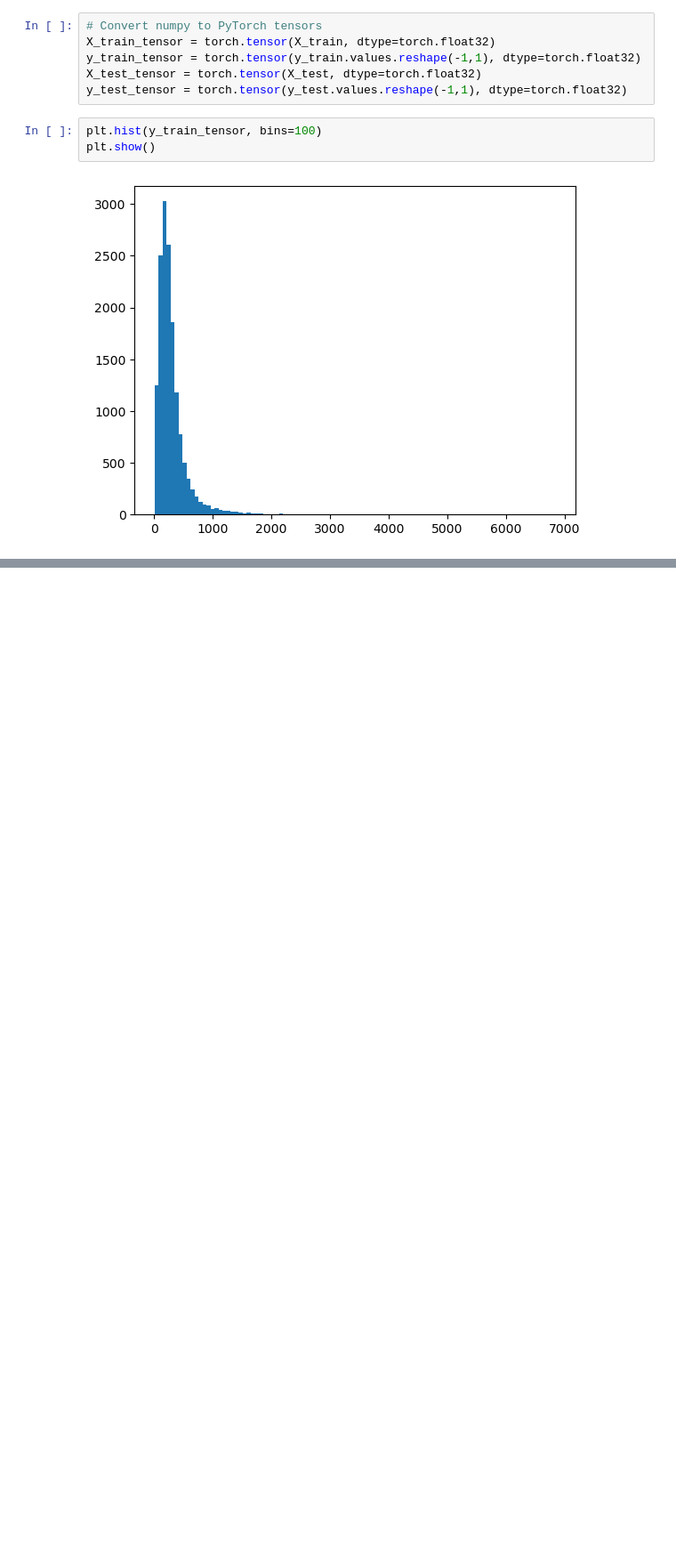
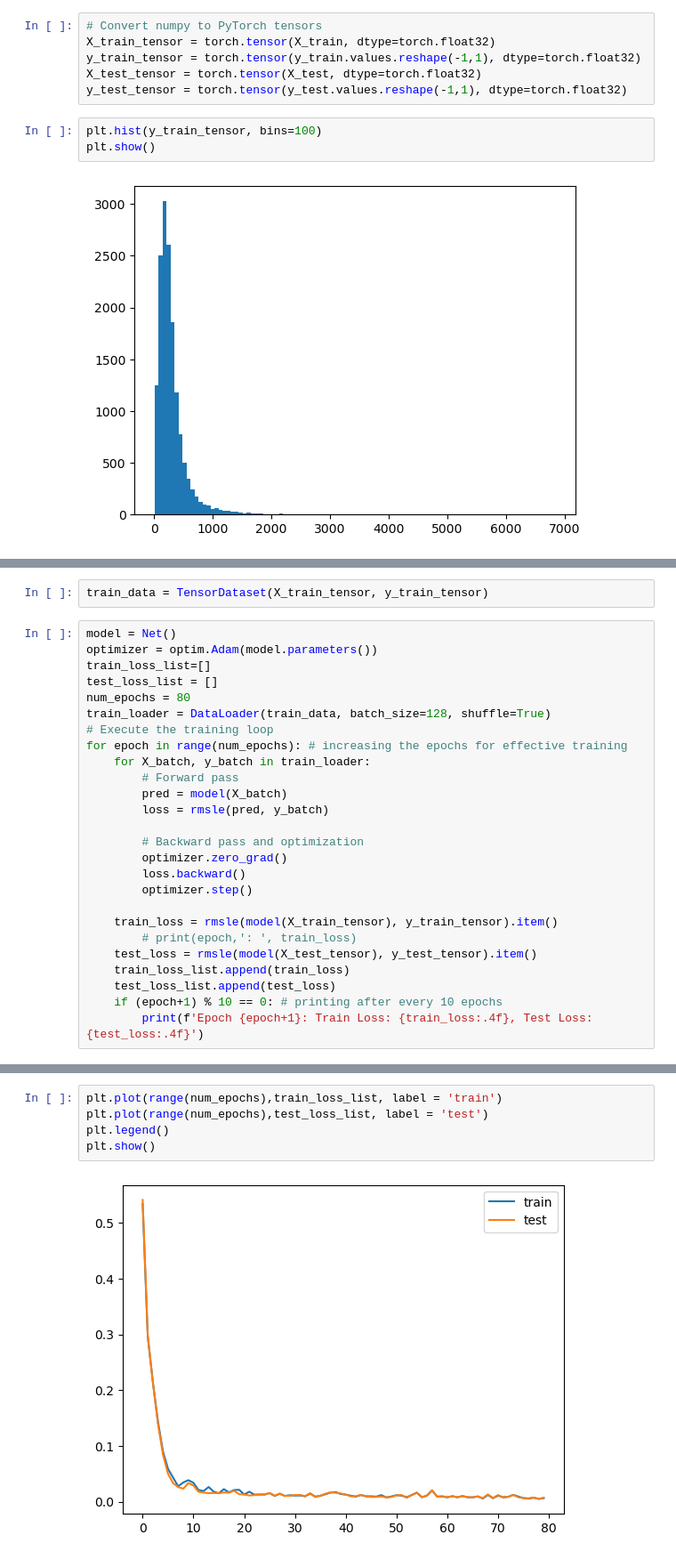
Before and after one commit to enlighter/learn-gen-ai, a Jupyter notebook: analyticsVidhya genAI/Introduction to Deep Learning using PyTorch/water quality project.ipynb, the cells around one changed output, grey strips where cells are left out. Shown: that part at 89% size. Drawn from its saved outputs; the diff is of its cells as text; blank space fills up the shorter version.

```diff
--- a/analyticsVidhya genAI/Introduction to Deep Learning using PyTorch/water quality project.ipynb
+++ b/analyticsVidhya genAI/Introduction to Deep Learning using PyTorch/water quality project.ipynb
@@ -570,0 +606,28 @@ plt.show()
+# %%
+train_data = TensorDataset(X_train_tensor, y_train_tensor)
+# %%
+model = Net()
+optimizer = optim.Adam(model.parameters())
+train_loss_list=[]
+test_loss_list = []
+num_epochs = 80
+train_loader = DataLoader(train_data, batch_size=128, shuffle=True)
+# Execute the training loop
+for epoch in range(num_epochs): # increasing the epochs for effective training
+    for X_batch, y_batch in train_loader:
+        # Forward pass
+        pred = model(X_batch)
+        loss = rmsle(pred, y_batch)
+
+        # Backward pass and optimization
+        optimizer.zero_grad()
+        loss.backward()
+        optimizer.step()
+
+    train_loss = rmsle(model(X_train_tensor), y_train_tensor).item()
+        # print(epoch,': ', train_loss)
+    test_loss = rmsle(model(X_test_tensor), y_test_tensor).item()
+    train_loss_list.append(train_loss)
+    test_loss_list.append(test_loss)
+    if (epoch+1) % 10 == 0: # printing after every 10 epochs
+        print(f'Epoch {epoch+1}: Train Loss: {train_loss:.4f}, Test Loss: {test_loss:.4f}')
@@ -570,0 +643,7 @@ plt.show()
+# %%
+plt.plot(range(num_epochs),train_loss_list, label = 'train')
+plt.plot(range(num_epochs),test_loss_list, label = 'test')
+plt.legend()
+plt.show()
+# %% [output]
+[figure, added]
```
Also changed, not shown: parts of 7 cells of this notebook.
